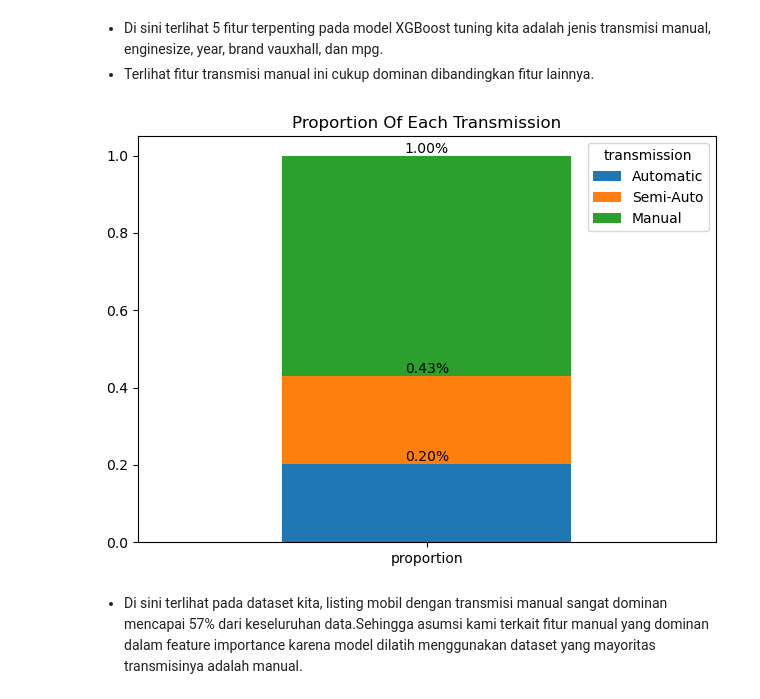
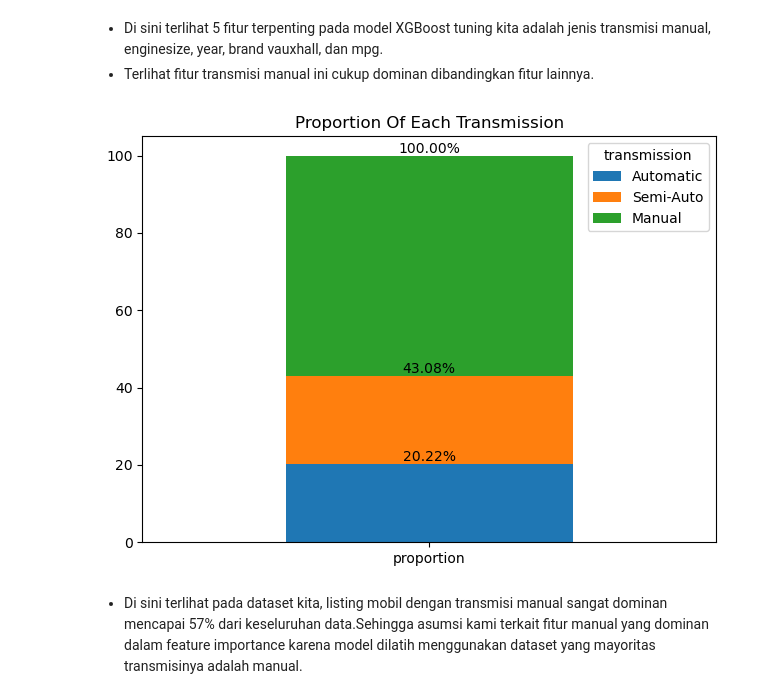
Before and after one commit to PurwadhikaDev/AlphaGroup_JC_DS_OL_12_B_FinalProject, a Jupyter notebook: Final Project.ipynb, the cells around one changed output. Drawn from its saved outputs; the diff is of its cells as text; code cells hidden in the pictures.

```diff
--- a/Final Project.ipynb
+++ b/Final Project.ipynb
@@ -1161,16 +1197,16 @@ feature_importance(search)
 * Di sini terlihat 5 fitur terpenting pada model XGBoost tuning kita adalah jenis transmisi manual, enginesize, year, brand vauxhall, dan mpg.
 * Terlihat fitur transmisi manual ini cukup dominan dibandingkan fitur lainnya.
 # %%
-transmission_count = merged_df['transmission'].value_counts(normalize=True).sort_values().reset_index().T
+transmission_count = (merged_df['transmission'].value_counts(normalize=True)*100).sort_values().reset_index().T
 transmission_count.columns = transmission_count.loc['transmission']
 trans_count_stack = transmission_count.drop('transmission').plot.bar(stacked=True,rot=0)
 for bar in trans_count_stack.containers:
     trans_count_stack.bar_label(bar,fmt='%.2f%%')
 plt.title('Proportion Of Each Transmission')
 plt.tight_layout()
 plt.show()
 # %% [output]
-[figure, old version]
+[figure, new version]
 # %% [markdown]
 * Di sini terlihat pada dataset kita, listing mobil dengan transmisi manual sangat dominan mencapai 57% dari keseluruhan data.Sehingga asumsi kami terkait fitur manual yang dominan dalam feature importance karena model dilatih menggunakan dataset yang mayoritas transmisinya adalah manual.
 # %%
```
Also changed, not shown: parts of 23 cells of this notebook.
